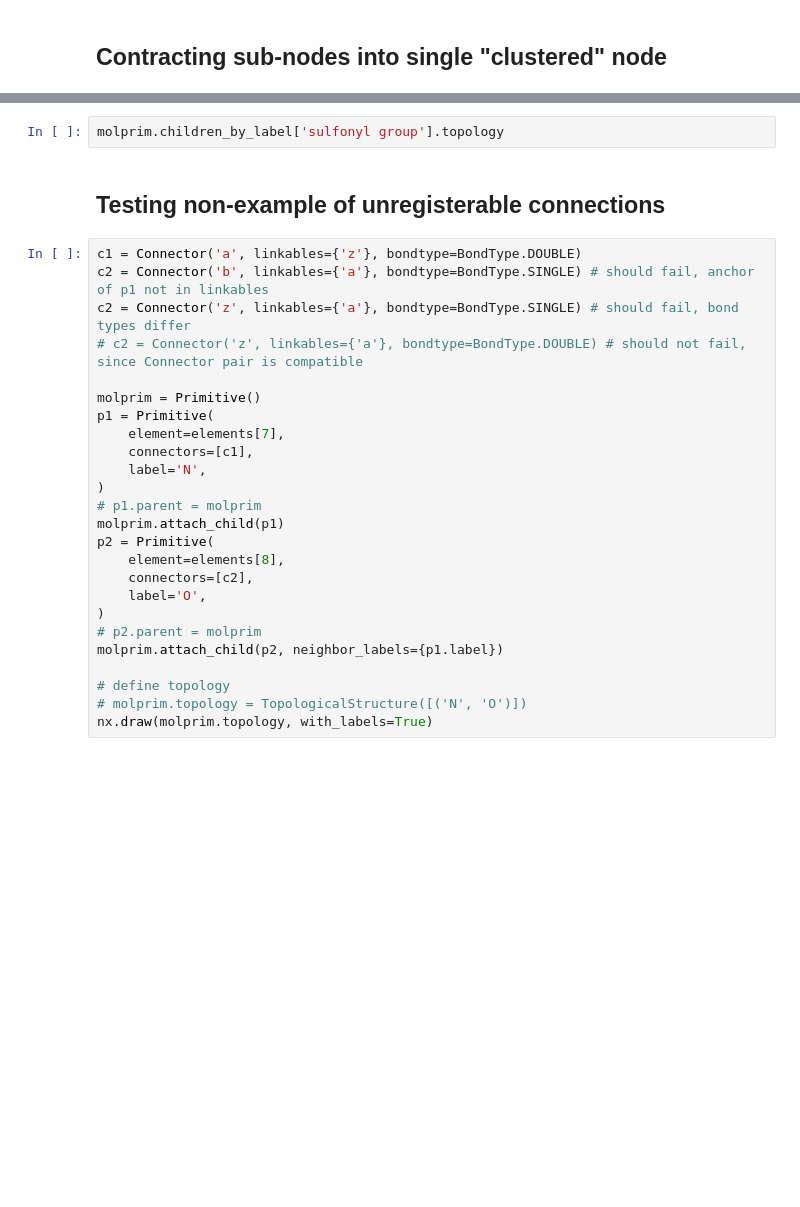
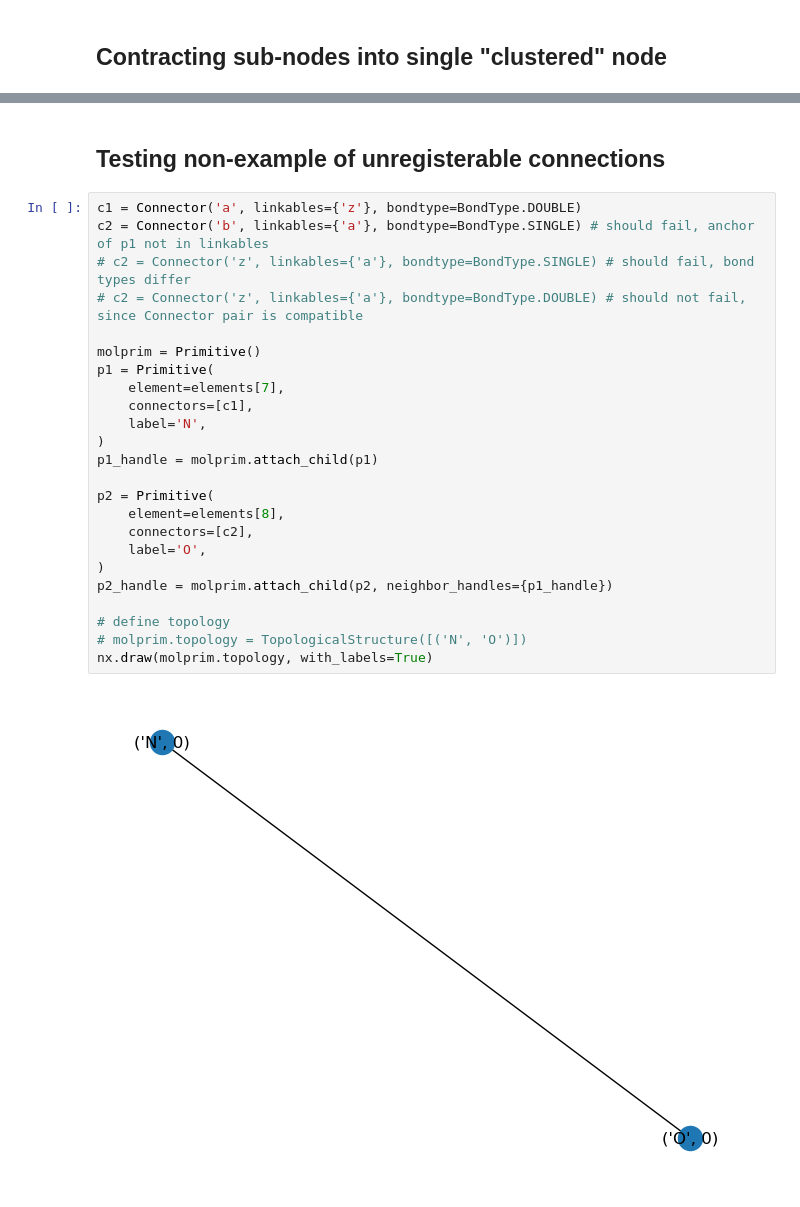
Before and after one commit to StephMcCallum/mupt-examples, a Jupyter notebook: mol_from_scratch.ipynb, the cells around one changed output, grey strips where cells are left out. Saved outputs shown, nothing was run; the diff lists cells and outputs as text; blank space fills up the shorter version.

```diff
--- a/mol_from_scratch.ipynb
+++ b/mol_from_scratch.ipynb
@@ -217,29 +216,28 @@ molprim.contract(
-# %%
-molprim.children_by_label['sulfonyl group'].topology
 # %% [markdown]
 ## Testing non-example of unregisterable connections
 # %%
 c1 = Connector('a', linkables={'z'}, bondtype=BondType.DOUBLE)
 c2 = Connector('b', linkables={'a'}, bondtype=BondType.SINGLE) # should fail, anchor of p1 not in linkables
-c2 = Connector('z', linkables={'a'}, bondtype=BondType.SINGLE) # should fail, bond types differ
+# c2 = Connector('z', linkables={'a'}, bondtype=BondType.SINGLE) # should fail, bond types differ
 # c2 = Connector('z', linkables={'a'}, bondtype=BondType.DOUBLE) # should not fail, since Connector pair is compatible
 
 molprim = Primitive()
 p1 = Primitive(
     element=elements[7],
     connectors=[c1],
     label='N',
 )
-# p1.parent = molprim
-molprim.attach_child(p1)
+p1_handle = molprim.attach_child(p1)
+
 p2 = Primitive(
     element=elements[8],
     connectors=[c2],
     label='O',
 )
-# p2.parent = molprim
-molprim.attach_child(p2, neighbor_labels={p1.label})
+p2_handle = molprim.attach_child(p2, neighbor_handles={p1_handle})
 
 # define topology
 # molprim.topology = TopologicalStructure([('N', 'O')])
 nx.draw(molprim.topology, with_labels=True)
+# %% [output]
+[figure, added]
```
Also changed, not shown: parts of 4 cells of this notebook, 2 other files.
